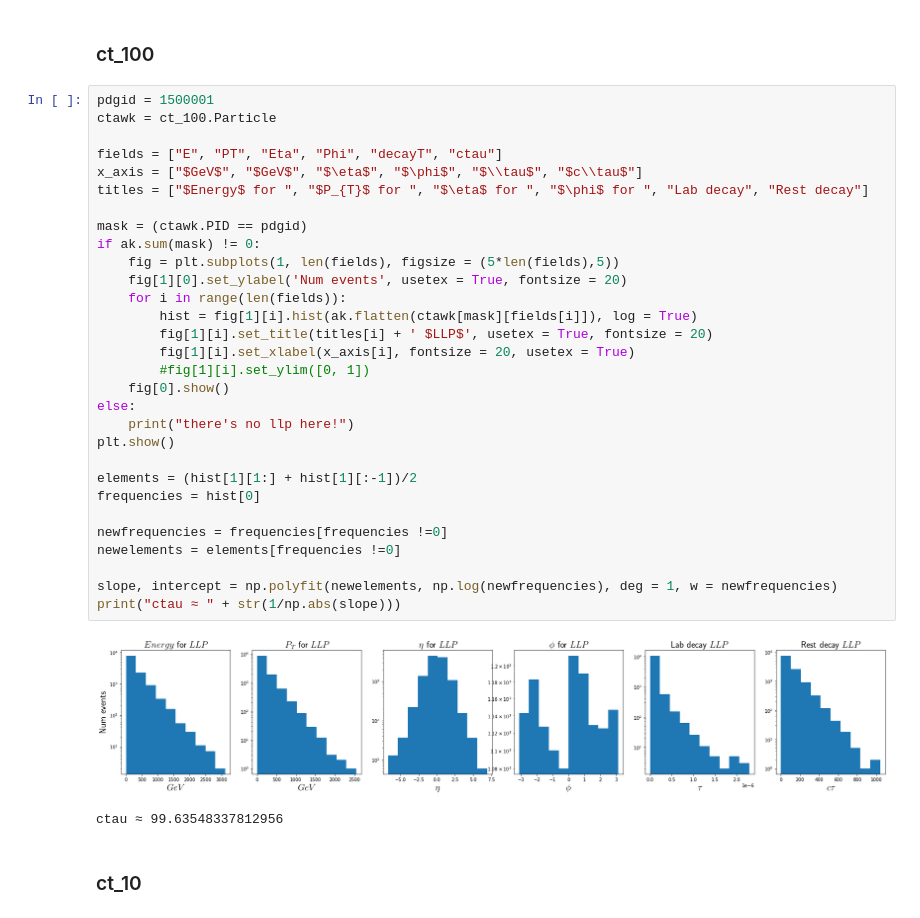
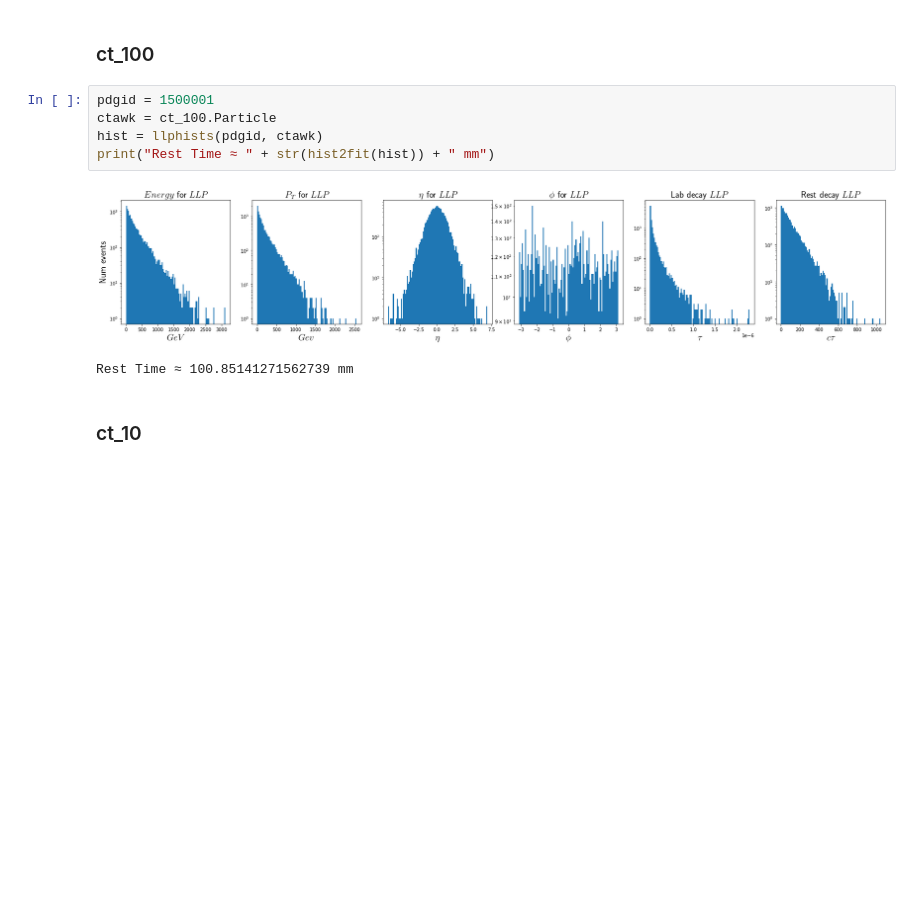
Before and after one commit to AnthonyAportela/Root2GraphGen, a Jupyter notebook: pythiaTesting.ipynb, the cells around one changed output. Drawn from its saved outputs; the diff is of its cells as text; blank space fills up the shorter version.

```diff
--- a/pythiaTesting.ipynb
+++ b/pythiaTesting.ipynb
@@ -255,36 +270,11 @@ ctau ≈ 996.3548371730616
 # %%
 pdgid = 1500001
 ctawk = ct_100.Particle
-
-fields = ["E", "PT", "Eta", "Phi", "decayT", "ctau"]
-x_axis = ["$GeV$", "$GeV$", "$\eta$", "$\phi$", "$\\tau$", "$c\\tau$"]
-titles = ["$Energy$ for ", "$P_{T}$ for ", "$\eta$ for ", "$\phi$ for ", "Lab decay", "Rest decay"]
-
-mask = (ctawk.PID == pdgid)
-if ak.sum(mask) != 0:
-    fig = plt.subplots(1, len(fields), figsize = (5*len(fields),5))
-    fig[1][0].set_ylabel('Num events', usetex = True, fontsize = 20)
-    for i in range(len(fields)):
-        hist = fig[1][i].hist(ak.flatten(ctawk[mask][fields[i]]), log = True)
-        fig[1][i].set_title(titles[i] + ' $LLP$', usetex = True, fontsize = 20)
-        fig[1][i].set_xlabel(x_axis[i], fontsize = 20, usetex = True)
-        #fig[1][i].set_ylim([0, 1])
-    fig[0].show()
-else:
-    print("there's no llp here!")
-plt.show()
-
-elements = (hist[1][1:] + hist[1][:-1])/2
-frequencies = hist[0]
-
-newfrequencies = frequencies[frequencies !=0]
-newelements = elements[frequencies !=0]
-
-slope, intercept = np.polyfit(newelements, np.log(newfrequencies), deg = 1, w = newfrequencies)
-print("ctau ≈ " + str(1/np.abs(slope)))
+hist = llphists(pdgid, ctawk)
+print("Rest Time ≈ " + str(hist2fit(hist)) + " mm")
 # %% [output]
-[figure, old version]
+[figure, new version]
-ctau ≈ 99.63548337812956
+Rest Time ≈ 100.85141271562739 mm
 # %% [markdown]
 ### ct_10
 # %%
```
Also changed, not shown: parts of 22 cells of this notebook.
